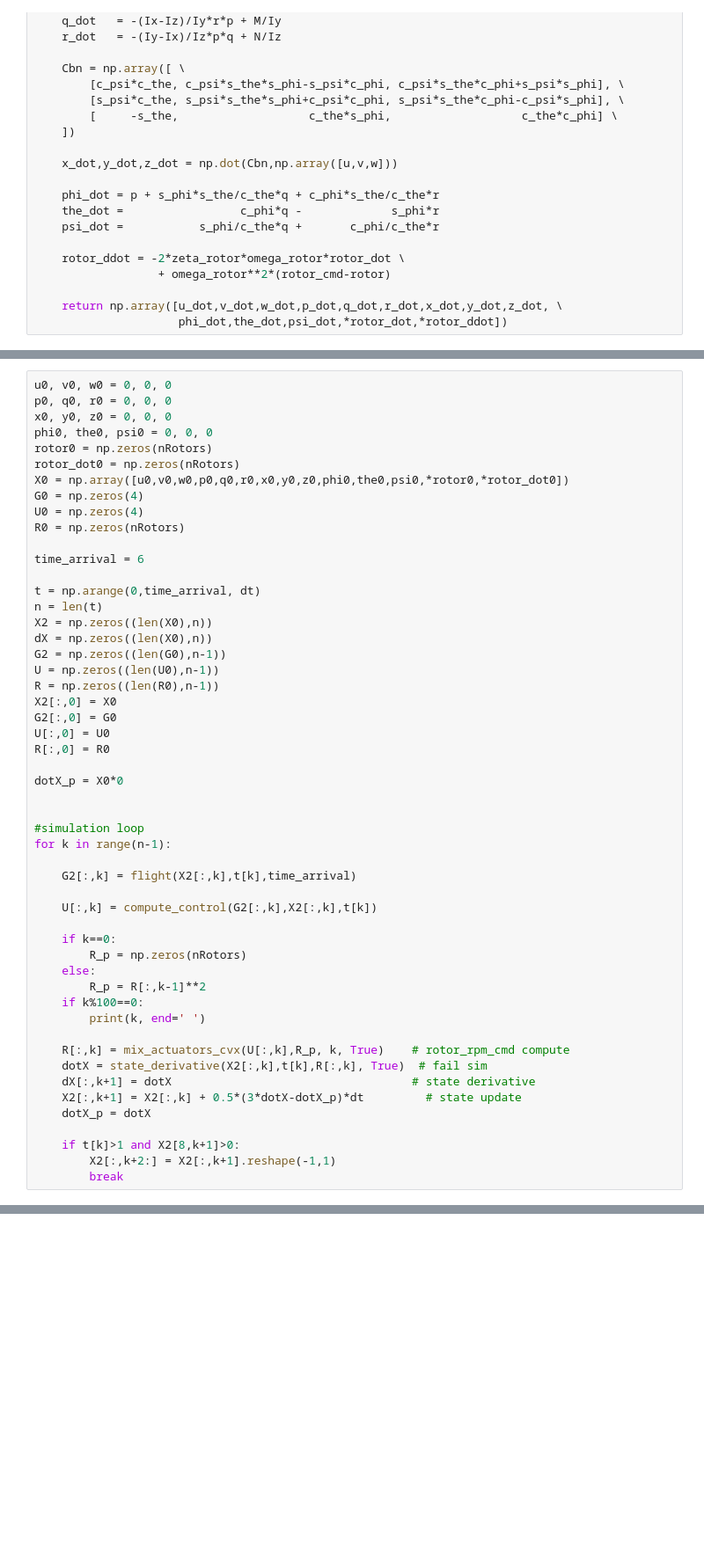
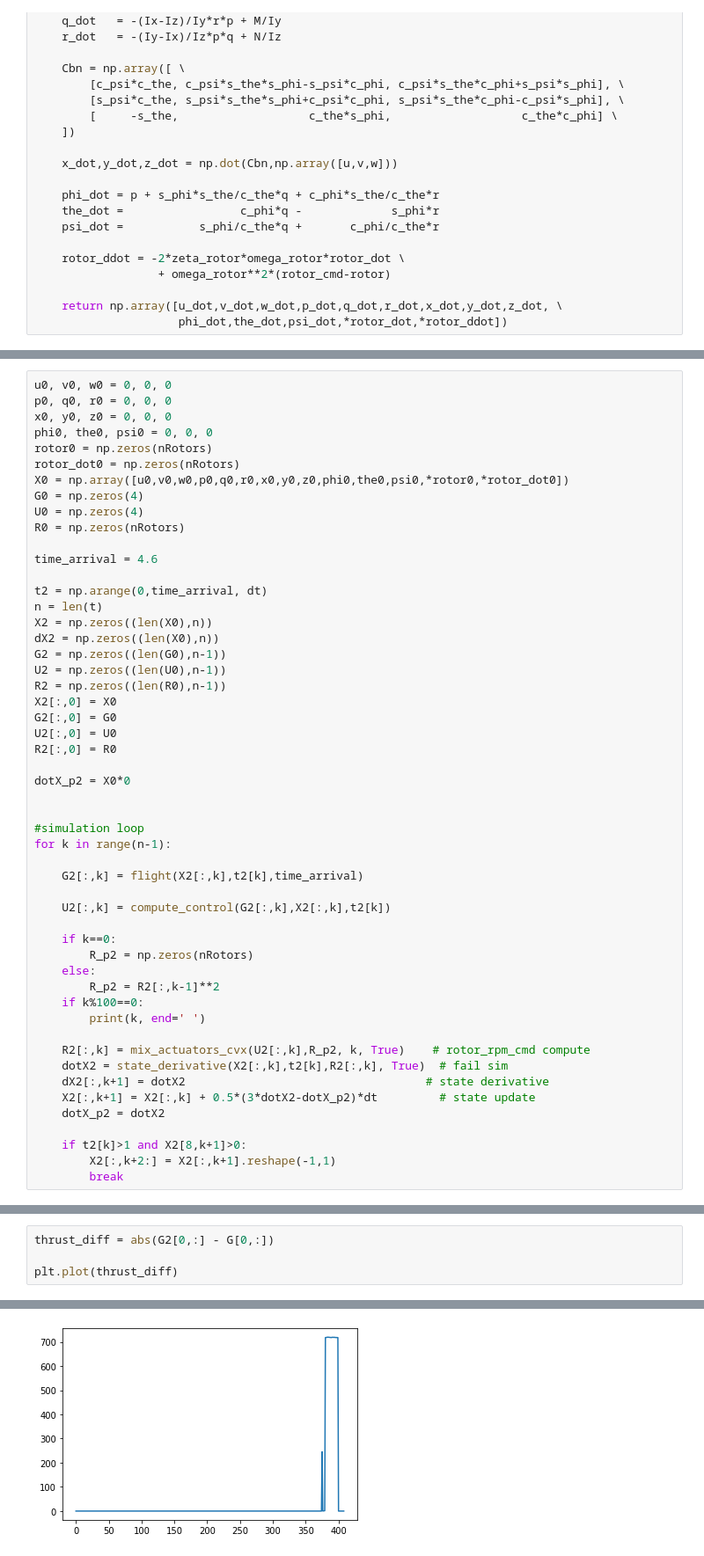
Before and after one commit to acsl-inha/drone_simulation, a Jupyter notebook: src/Euler_angle_guidance.ipynb, the cells around one changed output, grey strips where cells are left out. Shown: that part at 88% size. Saved outputs shown, nothing was run; the diff lists cells and outputs as text; blank space fills up the shorter version.

```diff
--- a/src/Euler_angle_guidance.ipynb
+++ b/src/Euler_angle_guidance.ipynb
@@ -540,44 +556,44 @@ G0 = np.zeros(4)
 U0 = np.zeros(4)
 R0 = np.zeros(nRotors)
 
-time_arrival = 6
+time_arrival = 4.6
 
-t = np.arange(0,time_arrival, dt)
+t2 = np.arange(0,time_arrival, dt)
 n = len(t)
 X2 = np.zeros((len(X0),n))
-dX = np.zeros((len(X0),n))
+dX2 = np.zeros((len(X0),n))
 G2 = np.zeros((len(G0),n-1))
-U = np.zeros((len(U0),n-1))
-R = np.zeros((len(R0),n-1))
+U2 = np.zeros((len(U0),n-1))
+R2 = np.zeros((len(R0),n-1))
 X2[:,0] = X0
 G2[:,0] = G0
-U[:,0] = U0
-R[:,0] = R0
+U2[:,0] = U0
+R2[:,0] = R0
 
-dotX_p = X0*0
+dotX_p2 = X0*0
 
 
 #simulation loop
 for k in range(n-1):
 
-    G2[:,k] = flight(X2[:,k],t[k],time_arrival)
+    G2[:,k] = flight(X2[:,k],t2[k],time_arrival)
 
-    U[:,k] = compute_control(G2[:,k],X2[:,k],t[k])
+    U2[:,k] = compute_control(G2[:,k],X2[:,k],t2[k])
 
     if k==0:
-        R_p = np.zeros(nRotors)
+        R_p2 = np.zeros(nRotors)
     else:
-        R_p = R[:,k-1]**2
+        R_p2 = R2[:,k-1]**2
     if k%100==0:
         print(k, end=' ')
 
-    R[:,k] = mix_actuators_cvx(U[:,k],R_p, k, True)    # rotor_rpm_cmd compute
-    dotX = state_derivative(X2[:,k],t[k],R[:,k], True)  # fail sim
-    dX[:,k+1] = dotX                                   # state derivative
-    X2[:,k+1] = X2[:,k] + 0.5*(3*dotX-dotX_p)*dt         # state update
-    dotX_p = dotX
+    R2[:,k] = mix_actuators_cvx(U2[:,k],R_p2, k, True)    # rotor_rpm_cmd compute
+    dotX2 = state_derivative(X2[:,k],t2[k],R2[:,k], True)  # fail sim
+    dX2[:,k+1] = dotX2                                   # state derivative
+    X2[:,k+1] = X2[:,k] + 0.5*(3*dotX2-dotX_p2)*dt         # state update
+    dotX_p2 = dotX2
 
-    if t[k]>1 and X2[8,k+1]>0:
+    if t2[k]>1 and X2[8,k+1]>0:
         X2[:,k+2:] = X2[:,k+1].reshape(-1,1)
         break
 # %% [output]
@@ -646,0 +690,5 @@ print(cvxpy_cost,ADMM_cost)
+# %%
+thrust_diff = abs(G2[0,:] - G[0,:])
+
+plt.plot(thrust_diff)
+# %% [output]
@@ -646,0 +696 @@ print(cvxpy_cost,ADMM_cost)
+[figure, added]
```
Also changed, not shown: parts of 11 cells of this notebook, 2 other files.
